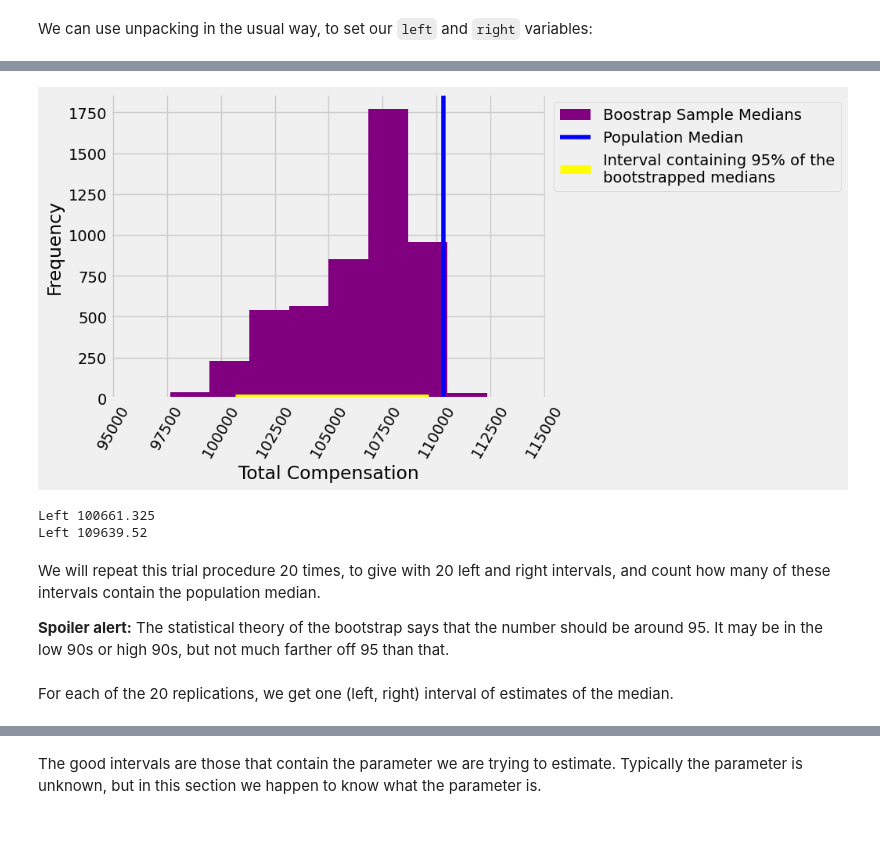
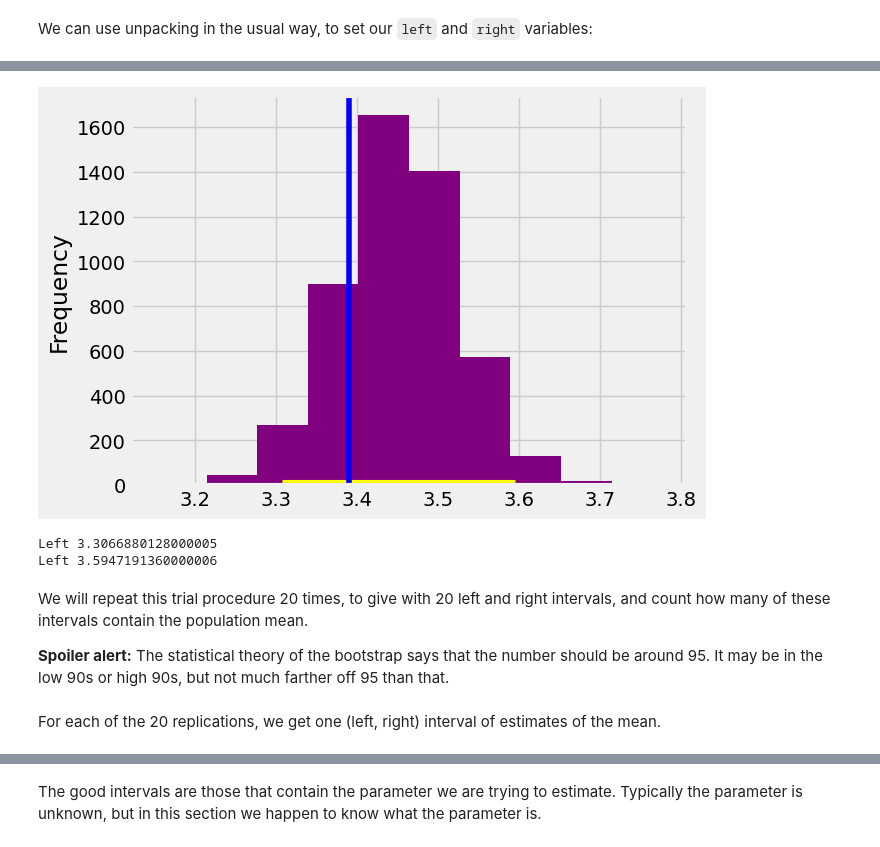
Before and after one commit to pxr687/bootstrap_tutorial, a Jupyter notebook: bootstrap.ipynb, the cells around one changed output, grey strips where cells are left out. Drawn from its saved outputs; the diff is of its cells as text; code cells hidden in the pictures.

```diff
--- a/bootstrap.ipynb
+++ b/bootstrap.ipynb
@@ -133,0 +106,4 @@ A sample might be misleading in the following way [field plot of worst case scen
+# %%
+babies_pop = pd.read_csv('babies.csv')
+
+babies_pop
@@ -133,0 +137,5 @@ A sample might be misleading in the following way [field plot of worst case scen
+# %%
+# store the population mean as a variable
+population_mean = babies_pop["birthweight_kg"].mean().round(2)
+
+population_mean
@@ -383,8 +303,8 @@ Each time we resample and find the median, we *replicate* the bootstrap
 process. So the number of bootstrap samples will be called the number of
 replications.
 # %%
-def bootstrap_median(original_sample, replications):
-    """Return array of bootstrapped sample medians
+def bootstrap_mean(original_sample, replications):
+    """Return array of bootstrapped sample means
 
     Parameters
     ----------
@@ -396,21 +316,21 @@ def bootstrap_median(original_sample, replications):
     Returns
     -------
     samp_meds : array
-        Array of bootstrapped sample medians.
+        Array of bootstrapped sample means.
     """
     # calculate the length of the original sample
     n = len(original_sample)
 
-    # create an empty array to store the estimate of the medians
+    # create an empty array to store the estimate of the means
     # over repeated resamples
-    medians = np.zeros(replications)
+    means = np.zeros(replications)
 
     # repeat the resampling procedure, and store the estimate of
-    # the median each time
+    # the mean each time
     for i in np.arange(replications):
         bootstrap_sample = original_sample.sample(n, replace=True)
-        medians[i] = np.median(bootstrap_sample)
+        means[i] = np.mean(bootstrap_sample)
 
-    # return the array of estimate medians
-    return medians
+    # return the array of estimate means
+    return means
 # %% [markdown]
@@ -505,32 +426,32 @@ one left and one right interval.  This is the code we have been using above.
 # %%
 # One trial, generating a left and right interval.
 # Take a new sample.
-this_sample = compensation.sample(500, replace=True)
-# Get the bootstrap sampling distribution of the median.
-these_medians = pd.Series(bootstrap_median(this_sample, 5000))
+this_sample = babies_sample['birthweight_kg'].sample(25, replace=True)
 
-these_medians.plot.hist(color = 'purple', label = "Boostrap Sample Medians")
-plt.axvline(pop_median,  color='blue', label = 'Population Median')
+# Get the bootstrap sampling distribution of the mean.
+these_means = pd.Series(bootstrap_mean(this_sample, 5000))
+
+these_means.plot.hist(color = 'purple', label = "Boostrap Sample means")
+plt.axvline(population_mean,  color='blue', label = 'Population mean')
 
 # Calculate the left, right ends, and plot them.
-left_end, right_end = np.percentile(these_medians, [2.5, 97.5])
+left_end, right_end = np.percentile(these_means, [2.5, 97.5])
 plt.plot([left_end, right_end], [0, 0], color='yellow', lw=8, zorder=1,
-         label = "Interval containing 95% of the\nbootstrapped medians")
+         label = "Interval containing 95% of the\nbootstrapped means")
 
 # add plot labels
-add_x_labels_total_compensation()
 plt.show()
 
 # show the left and right end values
 print('Left', left_end)
 print('Left', right_end)
 # %% [output]
-[figure, old version]
+[figure, new version]
-Left 100661.325
-Left 109639.52
+Left 3.3066880128000005
+Left 3.5947191360000006
 # %% [markdown]
 We will repeat this trial procedure 20 times, to give with 20 left and right
-intervals, and count how many of these intervals contain the population median.
+intervals, and count how many of these intervals contain the population mean.
 
 **Spoiler alert:** The statistical theory of the bootstrap says that the number
 should be around 95. It may be in the low 90s or high 90s, but not much farther
@@ -561,7 +486,7 @@ intervals['Left'] = left_ends
 intervals['Right'] = right_ends
 # %% [markdown]
 For each of the 20 replications, we get one (left, right) interval of
-estimates of the median.
+estimates of the mean.
 # %%
 intervals
 # %% [output]
```
Also changed, not shown: parts of 53 cells of this notebook, 2 other files.
